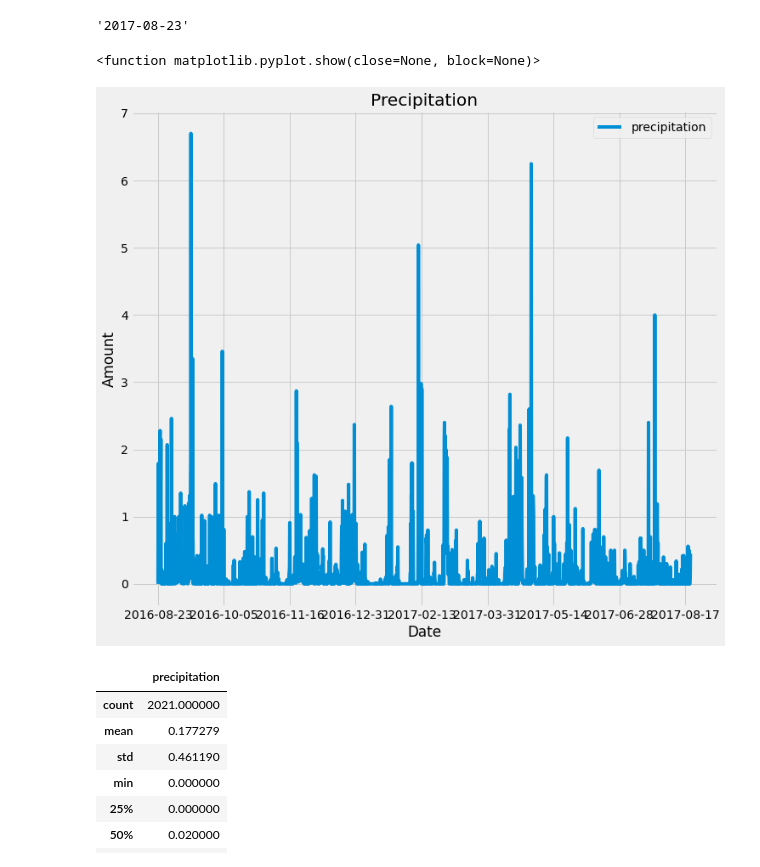
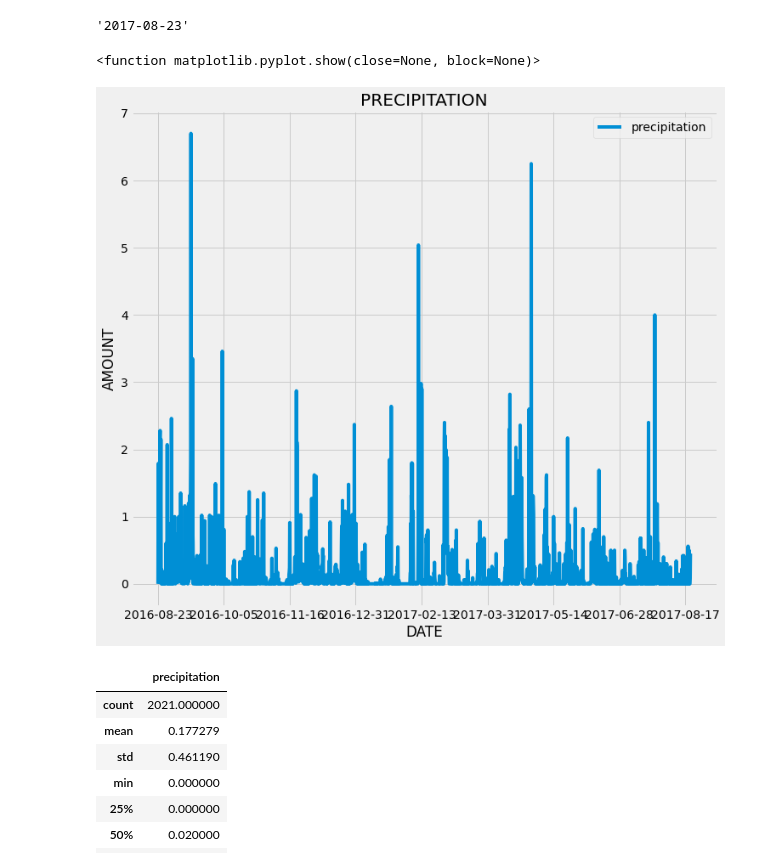
Before and after one commit to AchuoBel/sqlalchemy-challenge, a Jupyter notebook: Climate_analysis.ipynb, the cells around one changed output. Saved outputs shown, nothing was run; the diff lists cells and outputs as text; code cells hidden in the pictures.

```diff
--- a/Climate_analysis.ipynb
+++ b/Climate_analysis.ipynb
@@ -46,35 +46,35 @@ newest_date[0]
 # %%
 # Design a query to retrieve the last 12 months of precipitation data and plot the results.
 # Starting from the most recent data point in the database.
 date = dt.datetime.strptime(newest_date[0], '%Y-%m-%d')
 new_year = date.year
 new_month = str(date.month).zfill(2)
 new_day = str(date.day).zfill(2)
 
 # Calculate the date one year from the last date in data set.
 
 prev_year = new_year -1
 prev_date = f"{prev_year}-{new_month}-{new_day}"
 
 # Perform a query to retrieve the data and precipitation scores
 
 results = session.query(Measurement.date, Measurement.prcp).filter(Measurement.date >= prev_date).all()
 
 # Save the query results as a Pandas DataFrame and set the index to the date column
 
 df = pd.DataFrame(results, columns=['date', 'precipitation'])
 df = df.set_index('date')
 
 # Sort the dataframe by date
 df = df.sort_values("date")
 df = df.dropna()
 
 # Use Pandas Plotting with Matplotlib to plot the data
-df.plot(figsize=(11,10), title="Precipitation", xlabel="Date", ylabel="Amount")
+df.plot(figsize=(11,10), title="PRECIPITATION", xlabel="DATE", ylabel="AMOUNT")
 plt.show
 # %% [output]
 <function matplotlib.pyplot.show(close=None, block=None)>
-[figure, old version]
+[figure, new version]
 # %%
 # Use Pandas to calcualte the summary statistics for the precipitation data
 df.describe()
```
Also changed, not shown: 1 other file.
